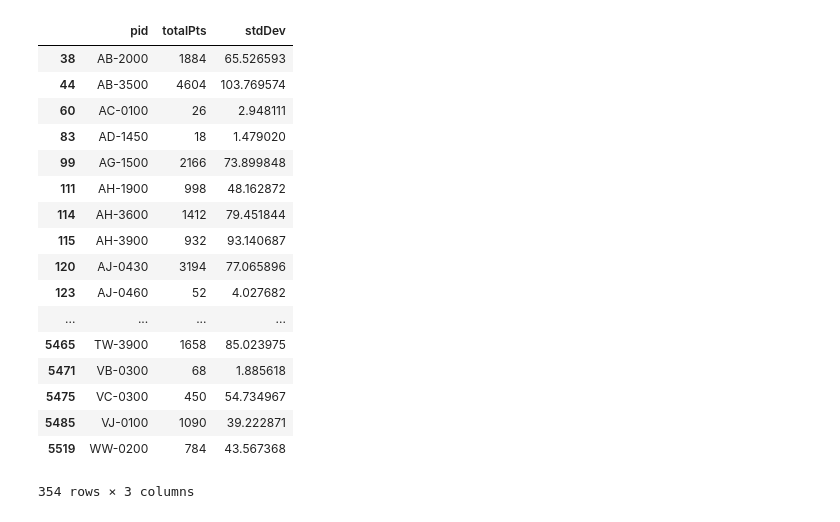
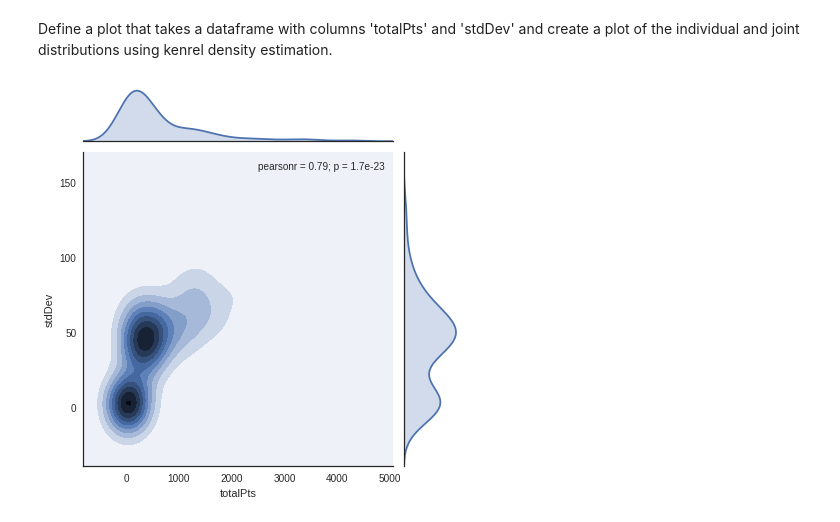
Before and after one commit to hougs/fantasy-football, a Jupyter notebook: scripts/PlayerTypePortfolio.ipynb, the cells around one changed output. Drawn from its saved outputs; the diff is of its cells as text; code cells hidden in the pictures.

Commit message:
Lots of python joins and pretty plots

```diff
--- a/scripts/PlayerTypePortfolio.ipynb
+++ b/scripts/PlayerTypePortfolio.ipynb
@@ -3,4 +10,6 @@ import pandas as pd
 # %%
-te_df = pd.read_csv("/home/juliet/src/football/data/superNovaOut/TE.txt", header=None, sep="\t",
+def make_df(position):
+    df = pd.read_csv("/home/juliet/src/football/data/superNovaOut/" + position + ".txt", header=None, sep="\t",
                     names=["pid", "season", "totalPts", "stdDev"])
-te_df[te_df.season==2014][["pid", "totalPts", "stdDev"]]
+    df = df[df.season==2014][["pid", "totalPts", "stdDev"]].drop_duplicates().sort(columns="totalPts", ascending=False)
+    return df[df.totalPts >0]
@@ -72,23 +16,11 @@ qb_df[te_df.season==2014][["pid", "totalPts", "stdDev"]]
-# %%
-wr_df = pd.read_csv("/home/juliet/src/football/data/superNovaOut/WR.txt", header=None, sep="\t",
-                    names=["pid", "season", "totalPts", "stdDev"])
-wr_df[wr_df.season==2014][["pid", "totalPts", "stdDev"]]
-# %% [output]
-|  | pid | totalPts | stdDev |
-| 38 | AB-2000 | 1884 | 65.526593 |
-| 44 | AB-3500 | 4604 | 103.769574 |
-| 60 | AC-0100 | 26 | 2.948111 |
-| 83 | AD-1450 | 18 | 1.479020 |
-| 99 | AG-1500 | 2166 | 73.899848 |
-| 111 | AH-1900 | 998 | 48.162872 |
-| 114 | AH-3600 | 1412 | 79.451844 |
-| 115 | AH-3900 | 932 | 93.140687 |
-| 120 | AJ-0430 | 3194 | 77.065896 |
-| 123 | AJ-0460 | 52 | 4.027682 |
-| ... | ... | ... | ... |
-| 5465 | TW-3900 | 1658 | 85.023975 |
-| 5471 | VB-0300 | 68 | 1.885618 |
-| 5475 | VC-0300 | 450 | 54.734967 |
-| 5485 | VJ-0100 | 1090 | 39.222871 |
-| 5519 | WW-0200 | 784 | 43.567368 |
-354 rows × 3 columns
+# %% [markdown]
+Define a plot that takes a dataframe with columns 'totalPts' and 'stdDev' and create a plot of the individual and joint distributions using kenrel density estimation.
+# %%
+def joint_kde_plot(df):
+    with sns.axes_style("white"):
+            plot = sns.jointplot(df.totalPts, df.stdDev, kind="kde")
+# %%
+te_df = make_df("TE")
+joint_kde_plot(te_df)
+# %% [output]
+[figure, added]
```
Also changed, not shown: parts of 14 cells of this notebook, 1 other file.
